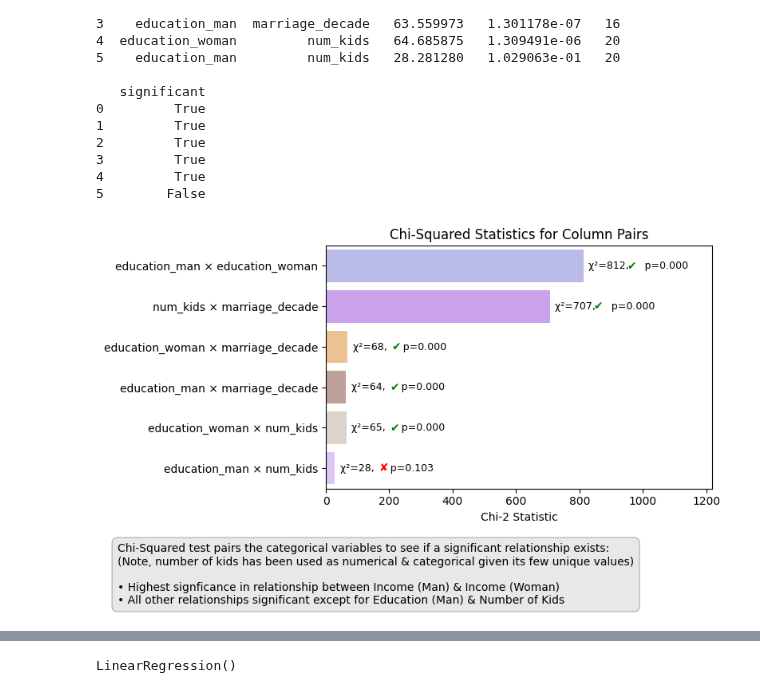
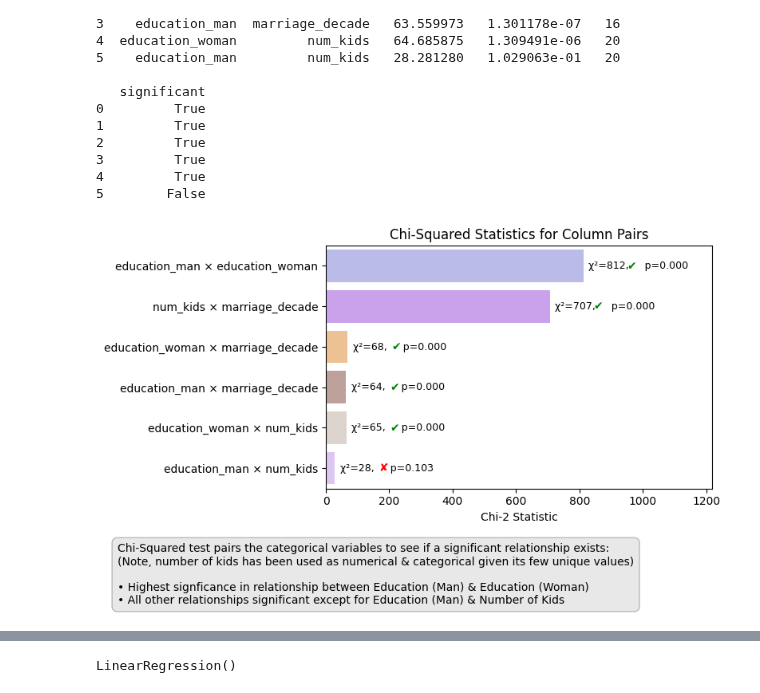
Before and after one commit to lindsayalexandra14/ds_portfolio, a Jupyter notebook: 1_projects/data_visualization/python_eda/divorce/divorce_eda.ipynb, the cells around one changed output, grey strips where cells are left out. Saved outputs shown, nothing was run; the diff lists cells and outputs as text; code cells hidden in the pictures.

```diff
--- a/1_projects/data_visualization/python_eda/divorce/divorce_eda.ipynb
+++ b/1_projects/data_visualization/python_eda/divorce/divorce_eda.ipynb
@@ -767,35 +767,35 @@ for i, row in chi_squared_df.iterrows():
         va='center',
         ha='left',
         fontsize=10,
         color=sig_color,
         fontweight='bold'
     )
     ax.set_xlim(0, chi_squared_df['chi2_stat'].max() * 1.5)
 
 # Caption
 plt.figtext(
     0.04, -0.21,
     "Chi-Squared test pairs the categorical variables to see if a significant relationship exists:\n"
     "(Note, number of kids has been used as numerical & categorical given its few unique values)\n"
     "\n"
-    "• Highest signficance in relationship between Income (Man) & Income (Woman)\n"
+    "• Highest signficance in relationship between Education (Man) & Education (Woman)\n"
     "• All other relationships significant except for Education (Man) & Number of Kids",
     fontsize=10,
     color='black',
     wrap=True,
     horizontalalignment='left',
     bbox=dict(facecolor='lightgray', alpha=0.5, edgecolor='gray', boxstyle='round,pad=0.5')
 )
 
 # Labels and layout
 plt.title('Chi-Squared Statistics for Column Pairs')
 plt.xlabel('Chi-2 Statistic')
 plt.ylabel('')
 plt.tight_layout()
 plt.legend().remove()
 plt.show()
 # %% [output]
-[figure, old version]
+[figure, new version]
 # %% [markdown]
 ![Alt text](https://github.com/lindsayalexandra14/ds_portfolio/raw/main/2_images/templates/notebook/headers/beige/Linear%20Regression.png)
 # %%
```
Also changed, not shown: parts of 4 cells of this notebook.
